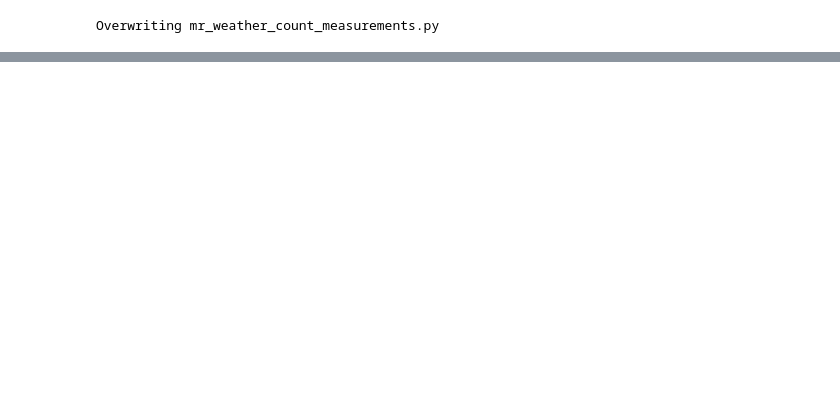
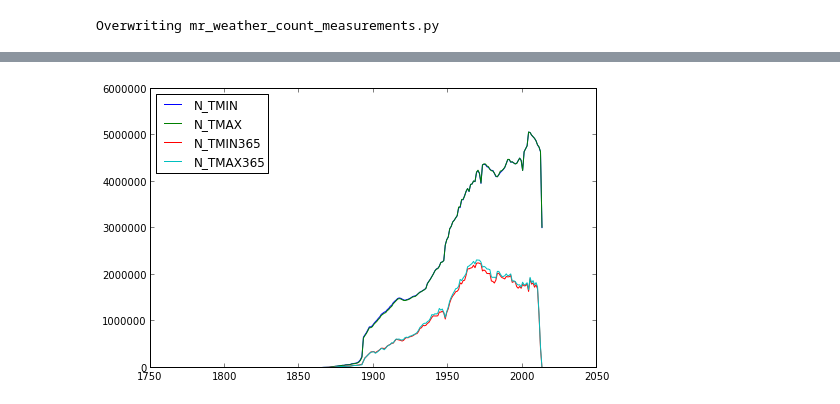
Before and after one commit to woerns/UCSD_BigData, a Jupyter notebook: notebooks/weather.mapreduce/weather_analysis_mapreduce.ipynb, the cells around one changed output, grey strips where cells are left out. Cells and saved outputs as stored; diff of their text form; code cells hidden in the pictures; blank space fills up the shorter version.

```diff
--- a/notebooks/weather.mapreduce/weather_analysis_mapreduce.ipynb
+++ b/notebooks/weather.mapreduce/weather_analysis_mapreduce.ipynb
@@ -156,0 +240,10 @@ dfMeasurements = pd.read_csv('SNOWcounts',delimiter='\t',header=None,names=heade
+# %%
+names = dfMeasurementsYear.columns.values[1:]
+years = dfMeasurementsYear.ix[:,0]
+plt.figure(figsize=(8,5),dpi=300)
+for j in range(len(names)):
+    plot(years,dfMeasurementsYear.ix[:,j+1])
+legend(names,loc='upper left')
+plt.show()
+# %% [output]
+[figure, added]
```
Also changed, not shown: parts of 147 cells of this notebook, 28 other files.
